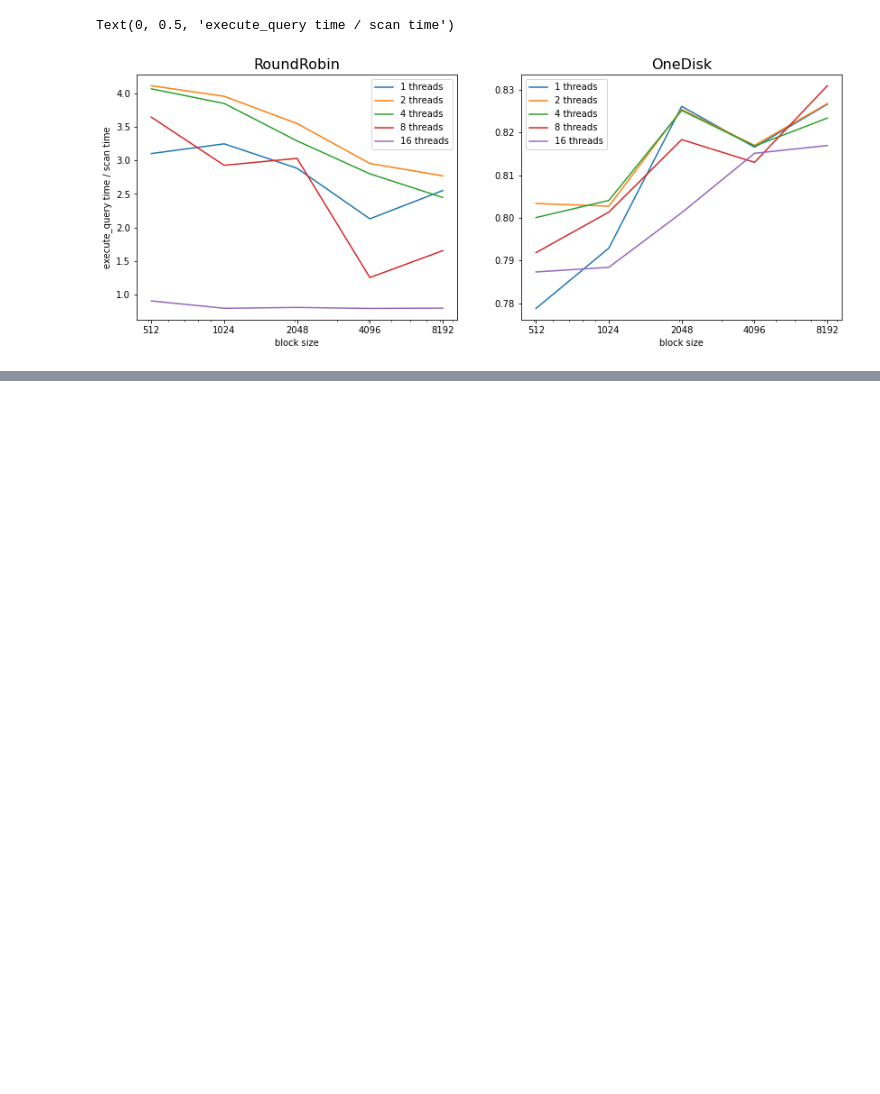
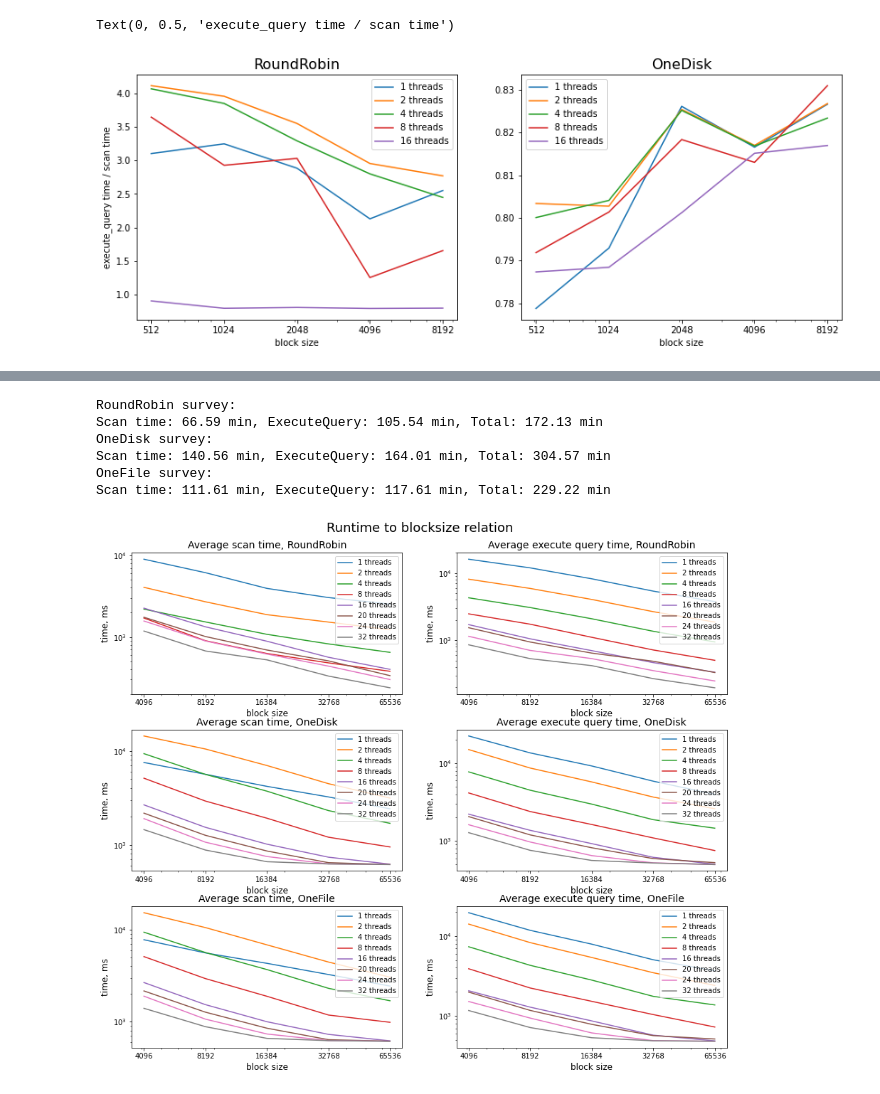
Before and after one commit to KseniyaShestakova/SkewedDataBalancing, a Jupyter notebook: benchmark_results/Benchmarking results.ipynb, the cells around one changed output, grey strips where cells are left out. Cells and saved outputs as stored; diff of their text form; code cells hidden in the pictures; blank space fills up the shorter version.

```diff
--- a/benchmark_results/Benchmarking results.ipynb
+++ b/benchmark_results/Benchmarking results.ipynb
@@ -6,7 +8,7 @@ import matplotlib.pyplot as plt
 # %%
 def get_df(filename):
     df = pd.read_csv(filename)
-    df = df[df['data_size'] == 1073741824]
+    df = df[df['data_size'] == 2147483648] # adjustable
     return df
 
 def total_time(filename):
@@ -85,23 +87,26 @@ def setup_axes(ax, xlabel, ylabel):
 def main_info(filename):
     df = get_df(filename)
 
-    df_main = df[['block_size', 'scan thread number', 'scan time', 'execute_query time']]
-    df_grouped = df_main.groupby(['block_size', 'scan thread number']).mean()
+    df_main = df[['block_size', 'scan thread number', 'scan time', 'execute_query time', 'upper_bound']]
+    df_grouped = df_main.groupby(['block_size', 'scan thread number', 'upper_bound']).mean()
 
     block_sizes = []
     thread_numbers = []
+    upper_bounds = []
     index_list = df_grouped.index.values.tolist()
 
-    for block_size, thread_number in index_list:
+    for block_size, thread_number, upper_bound in index_list:
         if block_size not in block_sizes:
             block_sizes.append(block_size)
         if thread_number not in thread_numbers:
             thread_numbers.append(thread_number)
+        if upper_bound not in upper_bounds:
+            upper_bounds.append(upper_bound)
 
-    return df, df_main, block_sizes, thread_numbers
+    return df, df_main, block_sizes, thread_numbers, upper_bounds
 
 def block_size_to_time_relation(filename):
-    df, df_main, block_sizes, thread_numbers = main_info(filename)
+    df, df_main, block_sizes, thread_numbers, _ = main_info(filename)
 
     fig, ax = plt.subplots(nrows=1, ncols=2, figsize=(14, 5))
     for thread_number in thread_numbers:
@@ -120,9 +125,9 @@ def block_size_to_time_relation(filename):
 
 
 def thread_number_to_time_relation(filename):
-    df, df_main, block_sizes, thread_numbers = main_info(filename)
+    df, df_main, block_sizes, thread_numbers, _ = main_info(filename)
 
-    fig, ax = plt.subplots(nrows=1, ncols=2, figsize=(14, 5))
+    fig, ax = plt.subplots(nrows=1, ncols=2, figsize=(12, 4))
     for block_size in block_sizes:
         df_bs = df_main[df_main['block_size'] == block_size].groupby('scan thread number').mean()
         ax[0].plot(df_bs['scan time'], label='bs={}'.format(block_size))
@@ -153,8 +158,8 @@ thread_number_to_time_relation('log_one_disk.csv')
 # %% [output]
 [figure]
 # %%
-rr, rr_main, block_sizes, thread_numbers = main_info('log_round_robin.csv')
-od, od_main, block_sizes, thread_numbers = main_info('log_one_disk.csv')
+rr, rr_main, block_sizes, thread_numbers, _ = main_info('log_round_robin_01.csv')
+od, od_main, block_sizes, thread_numbers, _ = main_info('log_one_disk_01.csv')
 
 fig, ax = plt.subplots(nrows=1, ncols=2, figsize=(14, 5))
 for thread_number in thread_numbers:
@@ -183,0 +198,14 @@ Text(0, 0.5, 'execute_query time / scan time')
+# %%
+print('RoundRobin survey:')
+total_time('log_round_robin_02.csv')
+print('OneDisk survey:')
+total_time('log_one_disk_02.csv')
+print('OneFile survey:')
+total_time('log_one_file_02.csv')
+# %% [output]
+RoundRobin survey:
+Scan time: 66.59 min, ExecuteQuery: 105.54 min, Total: 172.13 min
+OneDisk survey:
+Scan time: 140.56 min, ExecuteQuery: 164.01 min, Total: 304.57 min
+OneFile survey:
+Scan time: 111.61 min, ExecuteQuery: 117.61 min, Total: 229.22 min
@@ -183,0 +250,16 @@ Text(0, 0.5, 'execute_query time / scan time')
+# %%
+fig, ax = plt.subplots(nrows=3, ncols=2, figsize=(15, 12))
+plt.subplots_adjust(wspace=0.2, hspace=0.25)
+block_size_to_time_relation_02('log_round_robin_02.csv', ax[0])
+ax[0][0].set_title('Average scan time, RoundRobin', fontsize=14)
+ax[0][1].set_title('Average execute query time, RoundRobin', fontsize=14)
+block_size_to_time_relation_02('log_one_disk_02.csv', ax[1])
+ax[1][0].set_title('Average scan time, OneDisk', fontsize=14)
+ax[1][1].set_title('Average execute query time, OneDisk', fontsize=14)
+block_size_to_time_relation_02('log_one_file_02.csv', ax[2])
+ax[2][0].set_title('Average scan time, OneFile', fontsize=14)
+ax[2][1].set_title('Average execute query time, OneFile', fontsize=14)
+plt.suptitle('Runtime to blocksize relation', fontsize=18)
+plt.subplots_adjust(top=0.93)
+# %% [output]
+[figure, added]
```
Also changed, not shown: parts of 22 cells of this notebook, 7 other files.
